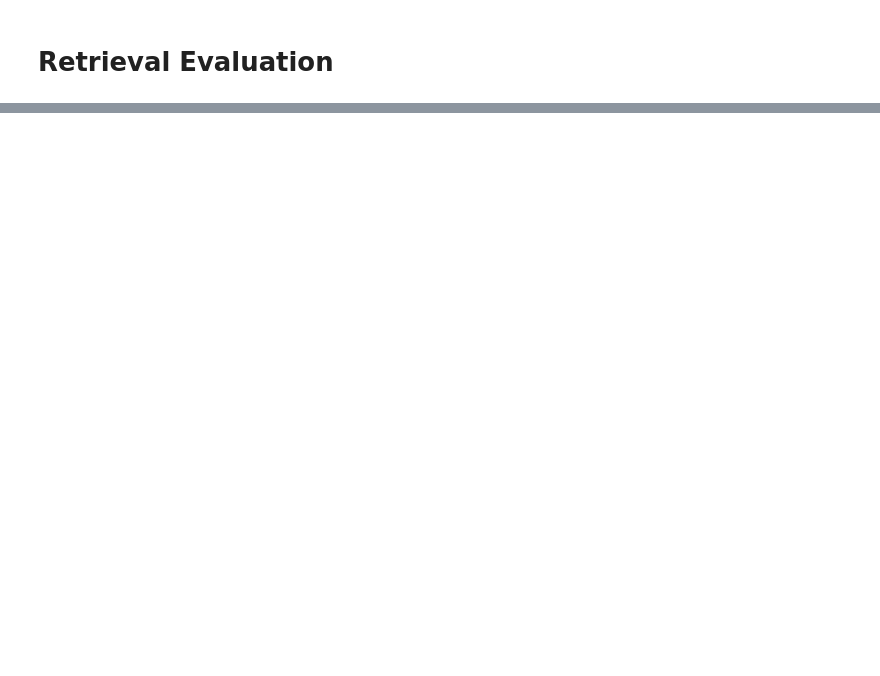
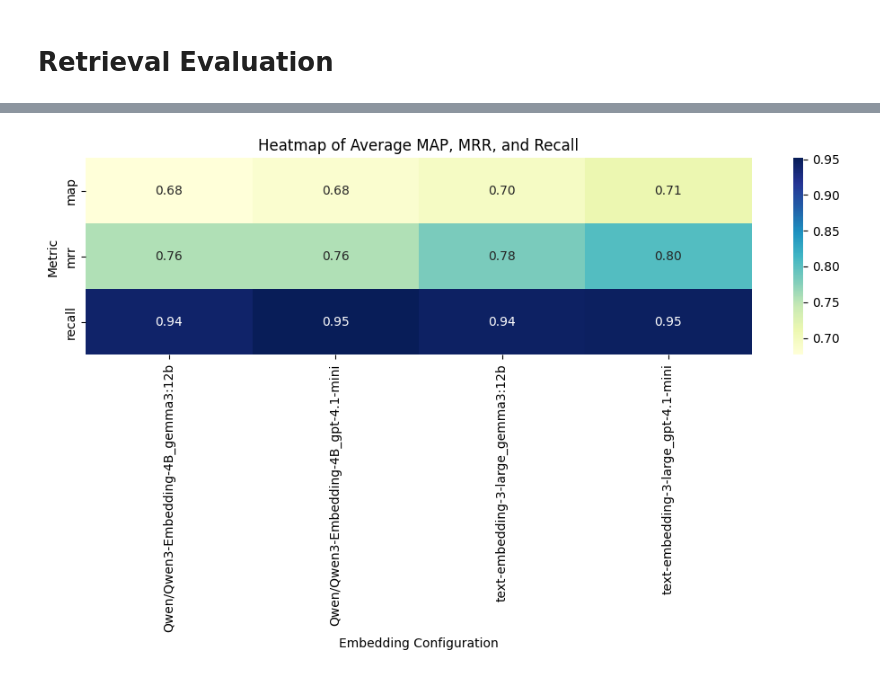
Before and after one commit to lukaskaibel/rag-medical-consultation, a Jupyter notebook: 5_retrieval_evaluation_closed_vs_open.ipynb, the cells around one changed output, grey strips where cells are left out. Drawn from its saved outputs; the diff is of its cells as text; code cells hidden in the pictures; blank space fills up the shorter version.

```diff
--- a/5_retrieval_evaluation_closed_vs_open.ipynb
+++ b/5_retrieval_evaluation_closed_vs_open.ipynb
@@ -159,0 +197,35 @@ KeyboardInterrupt:
+# %%
+import pandas as pd
+import seaborn as sns
+import matplotlib.pyplot as plt
+
+# Assuming `df` is your DataFrame
+metric_prefixes = ['Qwen/Qwen3-Embedding-4B_gemma3:12b',
+                   'Qwen/Qwen3-Embedding-4B_gpt-4.1-mini',
+                   'text-embedding-3-large_gemma3:12b',
+                   'text-embedding-3-large_gpt-4.1-mini']
+metrics = ['map', 'mrr', 'recall']
+
+# Compute the average value for each metric/config combo
+data = {}
+for prefix in metric_prefixes:
+    values = []
+    for metric in metrics:
+        col_name = f"{prefix}_{metric}"
+        avg_value = df[col_name].mean()
+        values.append(avg_value)
+    data[prefix] = values
+
+# Convert to DataFrame: rows = metrics, columns = configurations
+heatmap_df = pd.DataFrame(data, index=metrics)
+
+# Plot heatmap
+plt.figure(figsize=(10, 6))
+sns.heatmap(heatmap_df, annot=True, cmap="YlGnBu", fmt=".2f")
+plt.title("Heatmap of Average MAP, MRR, and Recall")
+plt.xlabel("Embedding Configuration")
+plt.ylabel("Metric")
+plt.tight_layout()
+plt.show()
+# %% [output]
+[figure, added]
```
Also changed, not shown: parts of 9 cells of this notebook, 50 other files.
